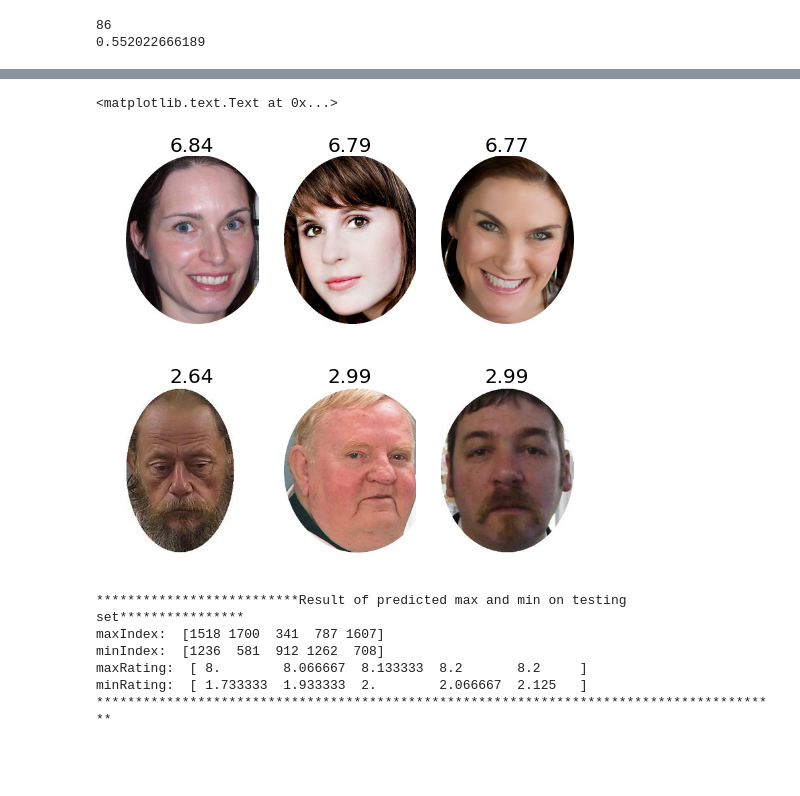
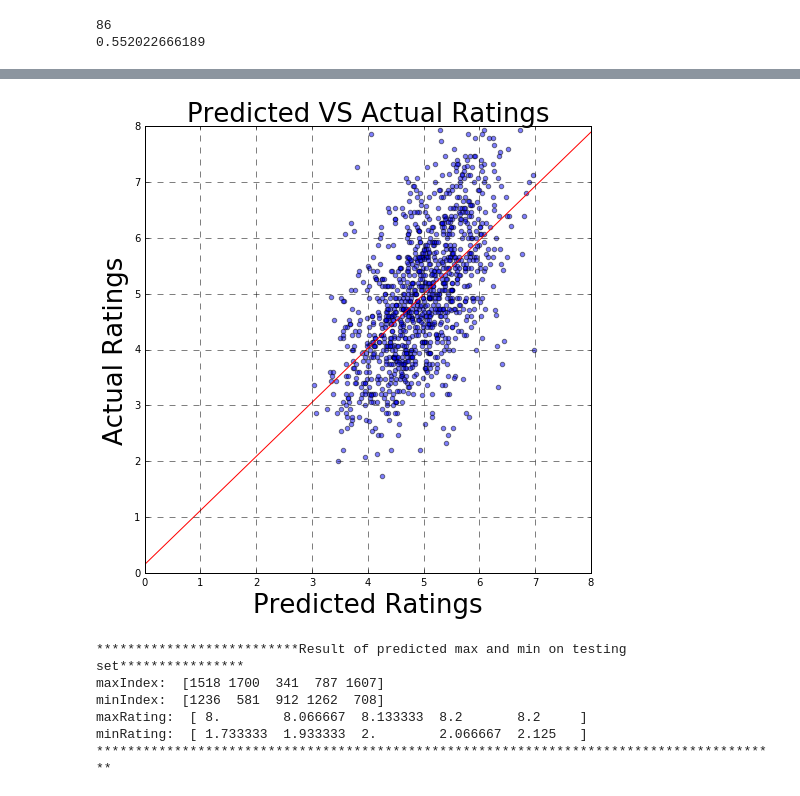
Before and after one commit to amandasongmm/attractiveness_datamining, a Jupyter notebook: linjieCode/code/smoothness.ipynb, the cells around one changed output, grey strips where cells are left out. Drawn from its saved outputs; the diff is of its cells as text; code cells hidden in the pictures; blank space fills up the shorter version.

```diff
--- a/linjieCode/code/smoothness.ipynb
+++ b/linjieCode/code/smoothness.ipynb
@@ -347,3 +349,11 @@ print max(valCorr)
+# %%
+import numpy as np
+# save as a csv
+import pandas as pd
+import matplotlib.pyplot as plt
+%matplotlib inline
+geometric = pd.read_csv('../../MIT2kFaceDataset/clean_data/geometric_all.csv',index_col = 0)
+dist_slope_nonConfig = np.loadtxt('../feature_atrr.csv', delimiter=',')
 # %%
 mean_rating = geometric.attractive.as_matrix()
 print len(mean_rating)
@@ -368,50 +378,50 @@ predictionModel = sklearn.linear_model.RidgeCV(alphas=np.logspace(-3,2,num=20),
 maxRating,maxIndex,minRating,minIndex = \
 Train_Test(mean_rating,feature_designed, hyperParam = 86, xVal = False,\
             pModel = predictionModel,numTrain = 1,savePath = '../Result/mit',\
-                          getMaxMin = True, MODEL= 'distSlope')
-imListNP = np.asarray(imList)
-minImage = imListNP[minIndex]
-maxImage = imListNP[maxIndex]
-import matplotlib.pyplot as plt
-fig, (ax1, ax2, ax3) = plt.subplots(nrows=1, ncols=3, figsize=(8, 3), sharex=True, sharey=True)
+                          getMaxMin = True, MODEL= 'distSlope',plotPredActual = True)
+# imListNP = np.asarray(imList)
+# minImage = imListNP[minIndex]
+# maxImage = imListNP[maxIndex]
+# import matplotlib.pyplot as plt
+# fig, (ax1, ax2, ax3) = plt.subplots(nrows=1, ncols=3, figsize=(8, 3), sharex=True, sharey=True)
 
-ax1.imshow(plt.imread(maxImage[-1]))
-ax1.axis('off')
-ax1.set_title(str("{0:.2f}".format(maxRating[-1])), fontsize=20)
+# ax1.imshow(plt.imread(maxImage[-1]))
+# ax1.axis('off')
+# ax1.set_title(str("{0:.2f}".format(maxRating[-1])), fontsize=20)
 
-ax2.imshow(plt.imread(maxImage[-2]))
-ax2.axis('off')
-ax2.set_title(str("{0:.2f}".format(maxRating[-2])), fontsize=20)
+# ax2.imshow(plt.imread(maxImage[-2]))
+# ax2.axis('off')
+# ax2.set_title(str("{0:.2f}".format(maxRating[-2])), fontsize=20)
 
-ax3.imshow(plt.imread(maxImage[-3]))
-ax3.axis('off')
-ax3.set_title(str("{0:.2f}".format(maxRating[-3])), fontsize=20)
+# ax3.imshow(plt.imread(maxImage[-3]))
+# ax3.axis('off')
+# ax3.set_title(str("{0:.2f}".format(maxRating[-3])), fontsize=20)
 
 
-# ax4.imshow(edges3, cmap=plt.cm.gray)
-# ax4.axis('off')
-# ax4.set_title('auto', fontsize=20)
+# # ax4.imshow(edges3, cmap=plt.cm.gray)
+# # ax4.axis('off')
+# # ax4.set_title('auto', fontsize=20)
 
 
 
-fig, (ax1, ax2, ax3) = plt.subplots(nrows=1, ncols=3, figsize=(8, 3), sharex=True, sharey=True)
+# fig, (ax1, ax2, ax3) = plt.subplots(nrows=1, ncols=3, figsize=(8, 3), sharex=True, sharey=True)
 
-ax1.imshow(plt.imread(minImage[0]))
-ax1.axis('off')
-ax1.set_title(str("{0:.2f}".format(minRating[0])), fontsize=20)
+# ax1.imshow(plt.imread(minImage[0]))
+# ax1.axis('off')
+# ax1.set_title(str("{0:.2f}".format(minRating[0])), fontsize=20)
 
-ax2.imshow(plt.imread(minImage[1]))
-ax2.axis('off')
-ax2.set_title(str("{0:.2f}".format(minRating[1])), fontsize=20)
+# ax2.imshow(plt.imread(minImage[1]))
+# ax2.axis('off')
+# ax2.set_title(str("{0:.2f}".format(minRating[1])), fontsize=20)
 
-ax3.imshow(plt.imread(minImage[2]))
-ax3.axis('off')
-ax3.set_title(str("{0:.2f}".format(minRating[2])), fontsize=20)
+# ax3.imshow(plt.imread(minImage[2]))
+# ax3.axis('off')
+# ax3.set_title(str("{0:.2f}".format(minRating[2])), fontsize=20)
 
 
-# ax4.imshow(edges3, cmap=plt.cm.gray)
-# ax4.axis('off')
-# ax4.set_title('auto', fontsize=20)
+# # ax4.imshow(edges3, cmap=plt.cm.gray)
+# # ax4.axis('off')
+# # ax4.set_title('auto', fontsize=20)
 # %% [output]
 2207
 mean rating:  4.93915489035
@@ -435,7 +445,5 @@ minRating:  [ 2.63839187  2.99483437  2.99498909  3.01950349  3.03119313]
 ****************************************************************************************
-<matplotlib.text.Text at 0x...>
-[figure, old version]
+[figure, new version]
-[figure, removed]
 # %%
 from xVal_train_test import getPredResult
 maxRating,maxIndex,minRating,minIndex = getPredResult(mean_rating,range(len(imList)))
```
Also changed, not shown: parts of 2 cells of this notebook, 5 other files.
